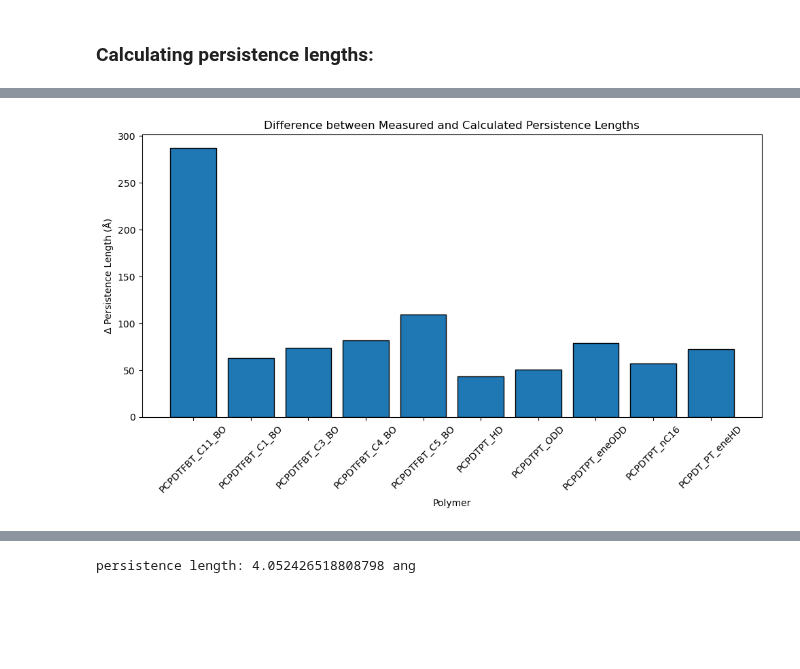
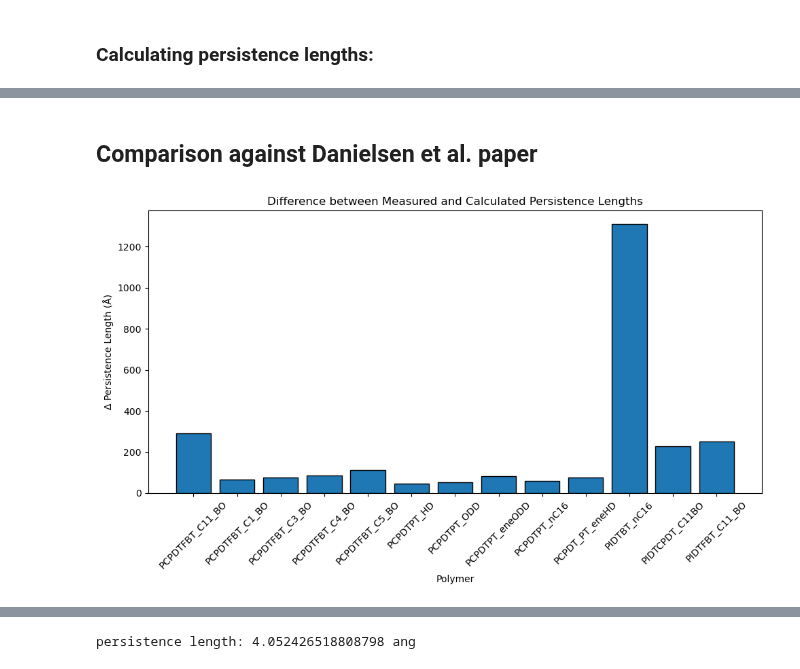
Before and after one commit to cmelab/pl-validation, a Jupyter notebook: data_analysis.ipynb, the cells around one changed output, grey strips where cells are left out. Saved outputs shown, nothing was run; the diff lists cells and outputs as text; code cells hidden in the pictures; blank space fills up the shorter version.

```diff
--- a/data_analysis.ipynb
+++ b/data_analysis.ipynb
@@ -18,5 +18,5 @@ ref_length = 0.3563594872561357
 # Getting a sorted list of the 10mer trajectories
 key_list = sorted(list(polymer_dictionary.keys())) # Aligning dictionary and path to aid automation
 path = os.getcwd() # Non-user specific path
-molecule_list = sorted(glob.glob(path+"/gsd_files/10_mers/"+"*.gsd"))
+molecule_list = sorted(glob.glob(path+"/gsd_files/10_mers/"+"*_10mer.gsd"))
 p_lens = []
@@ -31,9 +23,9 @@ print(key_list)
 # %% [markdown]
 ### Calculating persistence lengths:
 # %%
-for i in range(len(key_list)):
+for i in range(len(molecule_list)):
     h = persistence_length(filepath=molecule_list[i],
-                       atom_index=polymer_dictionary.get(key_list[i]).get("Orientations")
+                       atom_index=polymer_dictionary.get(key_list[i]).get("Sulfur index"),
                        monomer_count=10,
                        start=1,
                       stop=-1,
@@ -54,17 +48,18 @@ plt.plot(exp_fit)
+# %% [markdown]
+## Comparison against Danielsen et al. paper
 # %%
-names = ['PCPDTFBT_C11_BO', 'PCPDTFBT_C1_BO', 'PCPDTFBT_C3_BO', 'PCPDTFBT_C4_BO', 'PCPDTFBT_C5_BO', 'PCPDTPT_HD', 'PCPDTPT_ODD', 'PCPDTPT_eneODD', 'PCPDTPT_nC16', 'PCPDT_PT_eneHD']
-measured_pl = [291.0, 67.0,78.4,86.4,114.0,47.3,54.9,83.4,61.0,76.6] # Measured persistence length using SANS
+measured_pl = [291, 67.0,78.4,86.4,114,47.3,54.9,83.4,61.0,76.6,1310,236,254] # Measured persistence length using SANS (in alphabetical order)
 # %%
 differences = np.array(measured_pl) - np.array(p_lens)
 # %%
 plt.figure(figsize=(10, 6))
-plt.bar(names, differences, edgecolor='black')
+plt.bar(key_list, differences, edgecolor='black')
 
 plt.xlabel('Polymer')
 plt.ylabel('Δ Persistence Length (Å)')
 plt.title('Difference between Measured and Calculated Persistence Lengths')
 plt.xticks(rotation=45)
 plt.tight_layout()
 plt.show()
 # %% [output]
-[figure, old version]
+[figure, new version]
```
Also changed, not shown: parts of 10 cells of this notebook, 1 other file.
